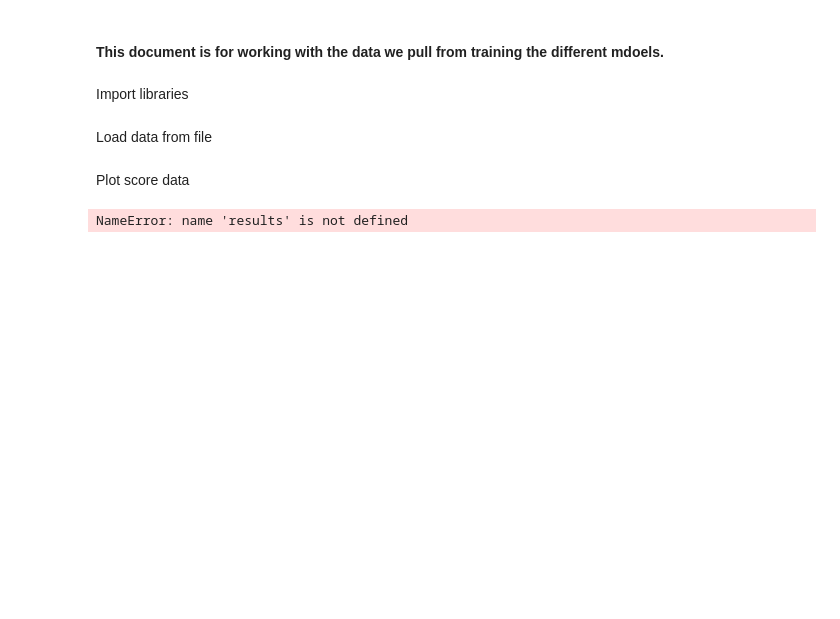
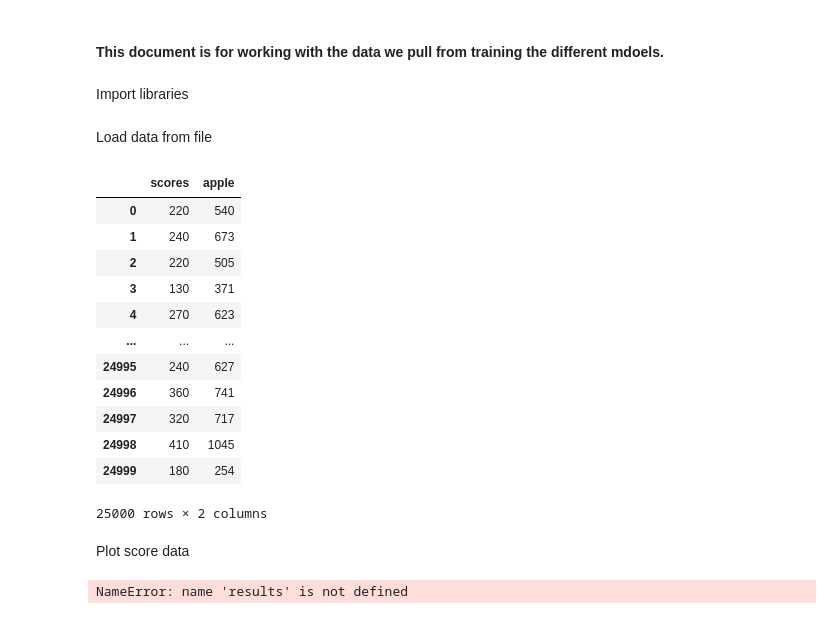
Before and after one commit to vietnhprivat/snake_ai, a Jupyter notebook: src/Classes/data_collection.ipynb, the cells around one changed output. Cells and saved outputs as stored; diff of their text form; code cells hidden in the pictures; blank space fills up the shorter version.

```diff
--- a/src/Classes/data_collection.ipynb
+++ b/src/Classes/data_collection.ipynb
@@ -45,3 +42,26 @@ onestep.to_csv(r'DQL_PLOT\TEST_PLOTS\onestep_17_01.csv', index=False)
+# %%
+with open(r'TAB_MODEL_AND_PLOT\DATA_PLOT_RUNNING\tab_optim_rewards_running.pkl', 'rb') as file:
+        data = pickle.load(file)
+        data = np.array(data)
+
+data = {'scores': data[0], 'apple': data[1]}
+
+tql = pd.DataFrame(data)
+tql
+# %% [output]
+|  | scores | apple |
+| 0 | 220 | 540 |
+| 1 | 240 | 673 |
+| 2 | 220 | 505 |
+| 3 | 130 | 371 |
+| 4 | 270 | 623 |
+| ... | ... | ... |
+| 24995 | 240 | 627 |
+| 24996 | 360 | 741 |
+| 24997 | 320 | 717 |
+| 24998 | 410 | 1045 |
+| 24999 | 180 | 254 |
+25000 rows × 2 columns
 # %% [markdown]
 Plot score data
 # %%
```
Also changed, not shown: parts of 2 cells of this notebook, 6 other files.
